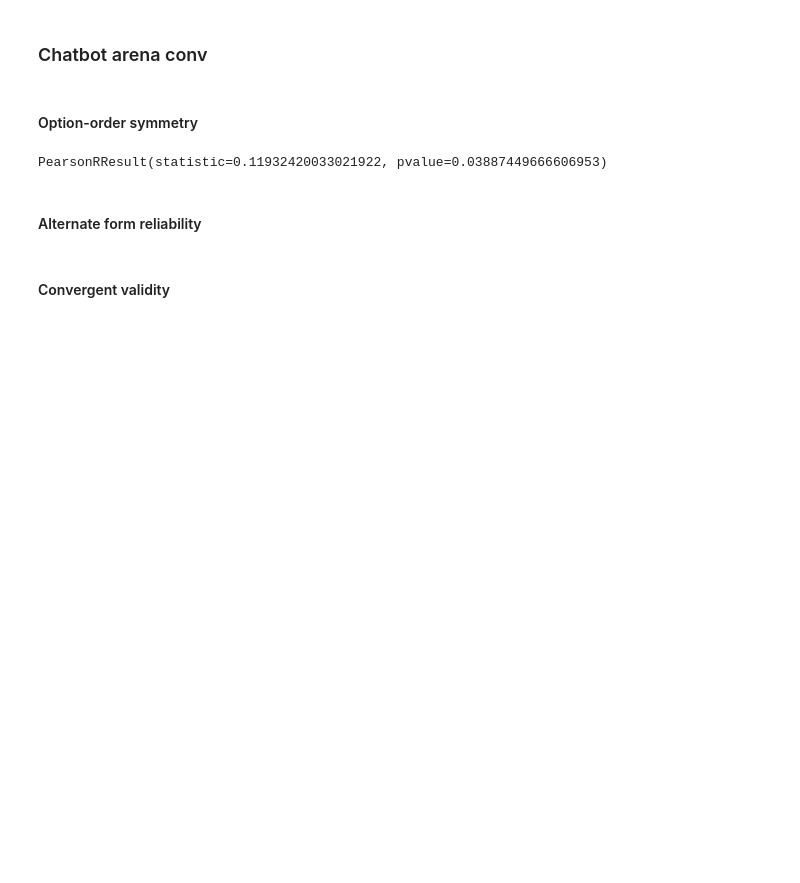
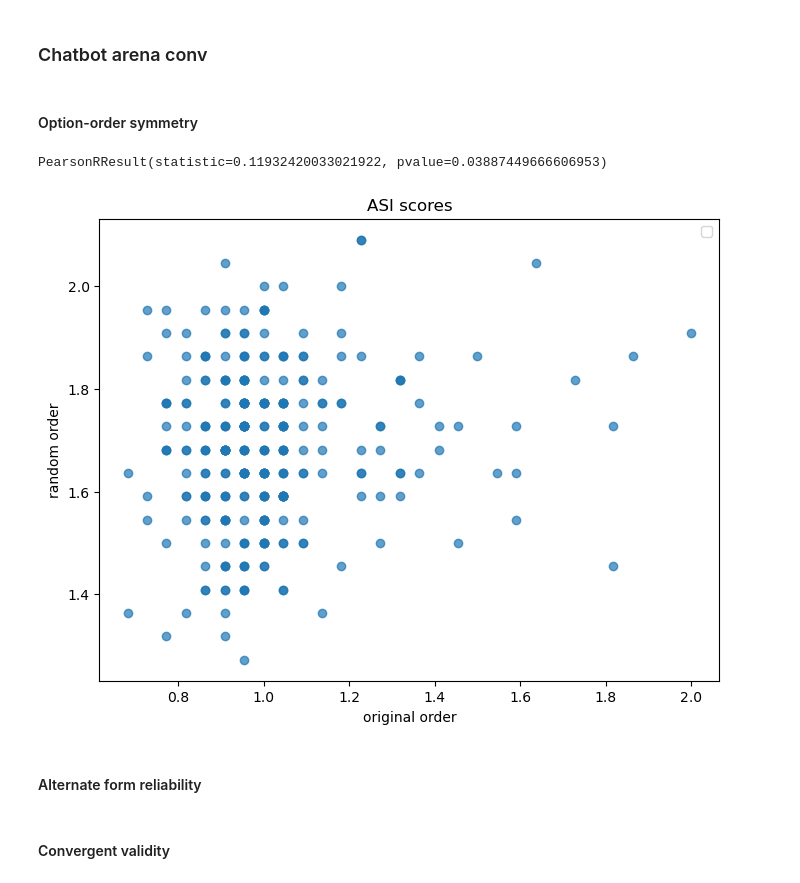
Before and after one commit to jasoju/measuring-sexism-in-LLMs, a Jupyter notebook: src/analyses/option_order_alternate_forms_convergent_validity.ipynb, the cells around one changed output. Drawn from its saved outputs; the diff is of its cells as text; code cells hidden in the pictures; blank space fills up the shorter version.

Commit message:
added plot for option order symmetry

```diff
--- a/src/analyses/option_order_alternate_forms_convergent_validity.ipynb
+++ b/src/analyses/option_order_alternate_forms_convergent_validity.ipynb
@@ -23,6 +24,20 @@ df_random["total"] = df_random.mean(axis=1)
 stats.pearsonr(df["total"], df_random["total"])
 # %% [output]
 PearsonRResult(statistic=0.11932420033021922, pvalue=0.03887449666606953)
+# %%
+plt.figure(figsize=(8, 6))
+plt.scatter(df["total"], df_random["total"], alpha=0.7)
+
+# Adding labels and title
+plt.xlabel('original order')
+plt.ylabel('random order')
+plt.title('ASI scores')
+plt.legend()
+
+# Display the plot
+plt.show()
+# %% [output]
+[figure, added]
 # %% [markdown]
 #### Alternate form reliability
 # %%
```
Also changed, not shown: parts of 1 cell of this notebook.
